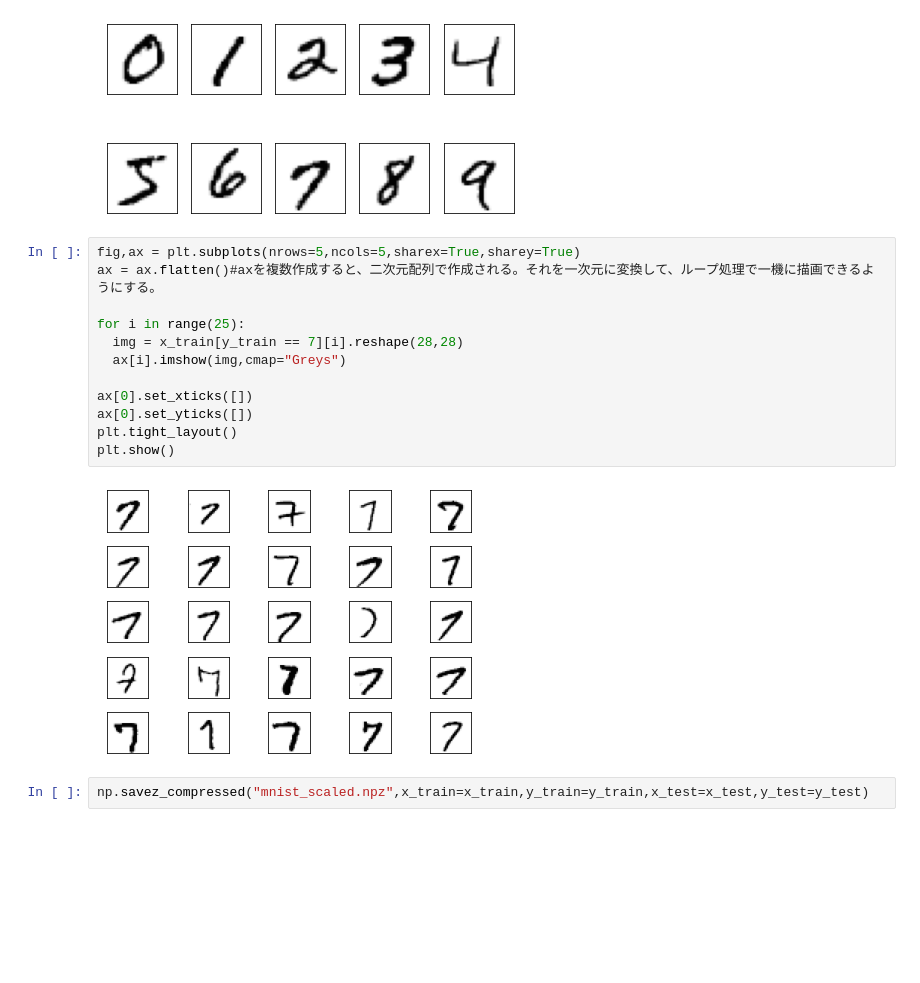
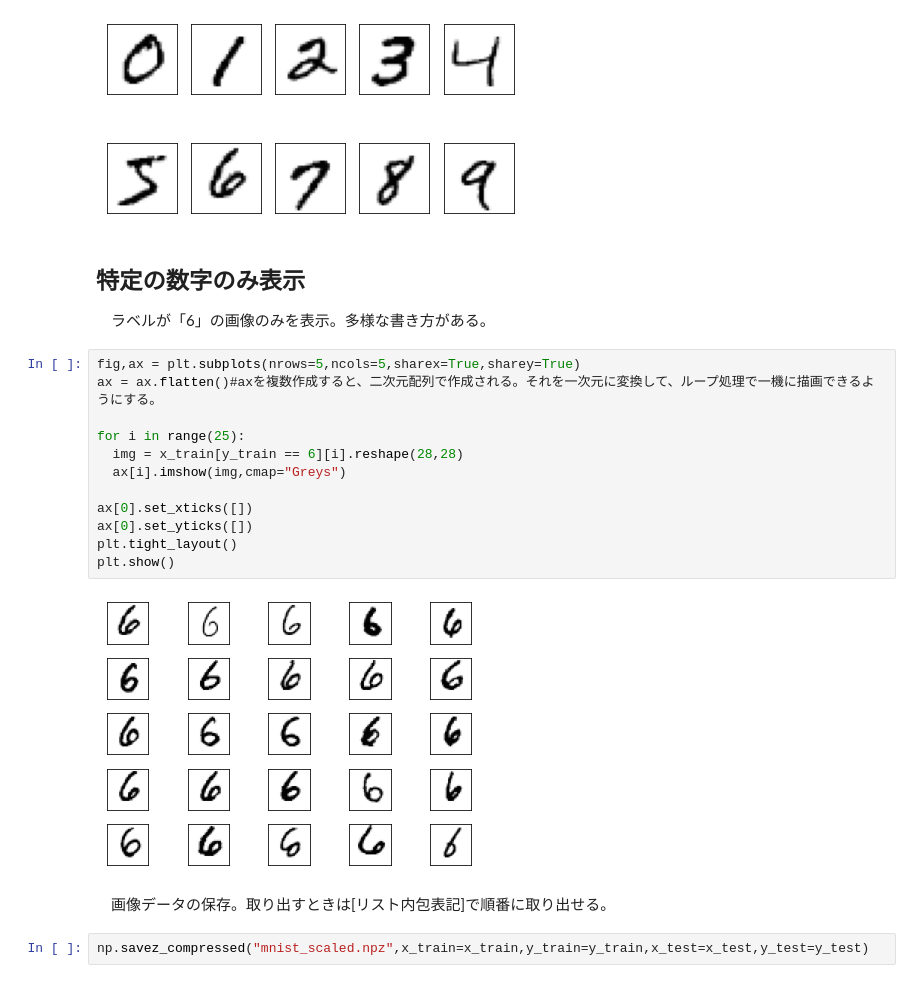
Before and after one commit to yasuharuokazaki/Learn_MachineLearning, a Jupyter notebook: 自主研究課題.ipynb, the cells around one changed output. Cells and saved outputs as stored; diff of their text form; blank space fills up the shorter version.

```diff
--- a/自主研究課題.ipynb
+++ b/自主研究課題.ipynb
@@ -57,20 +75,25 @@ plt.tight_layout()
 plt.show()
 # %% [output]
 [figure]
+# %% [markdown]
+## 特定の数字のみ表示
+　ラベルが「6」の画像のみを表示。多様な書き方がある。
 # %%
 fig,ax = plt.subplots(nrows=5,ncols=5,sharex=True,sharey=True)
 ax = ax.flatten()#axを複数作成すると、二次元配列で作成される。それを一次元に変換して、ループ処理で一機に描画できるようにする。
 
 for i in range(25):
-  img = x_train[y_train == 7][i].reshape(28,28)
+  img = x_train[y_train == 6][i].reshape(28,28)
   ax[i].imshow(img,cmap="Greys")
 
 ax[0].set_xticks([])
 ax[0].set_yticks([])
 plt.tight_layout()
 plt.show()
 # %% [output]
-[figure, old version]
+[figure, new version]
+# %% [markdown]
+　画像データの保存。取り出すときは[リスト内包表記]で順番に取り出せる。
 # %%
 np.savez_compressed("mnist_scaled.npz",x_train=x_train,y_train=y_train,x_test=x_test,y_test=y_test)
 # %%
```
Also changed, not shown: parts of 20 cells of this notebook.
